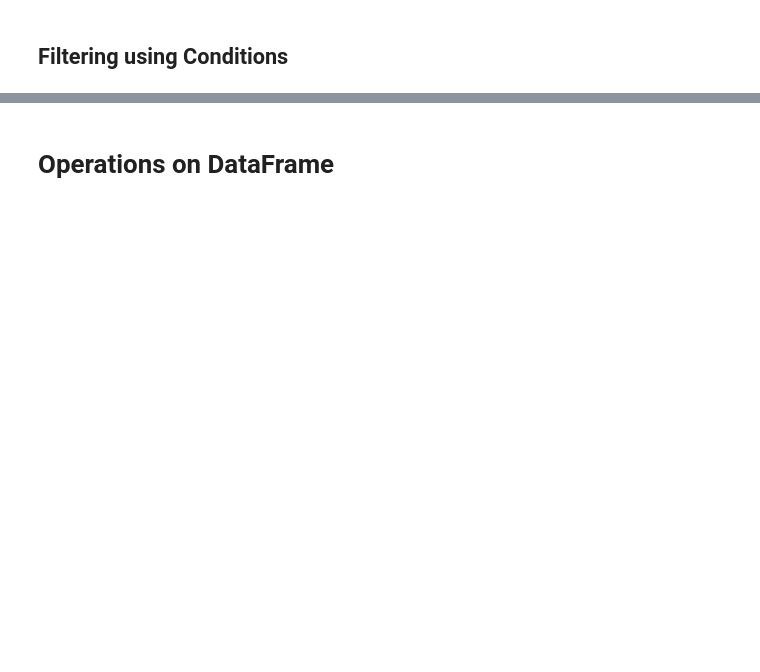
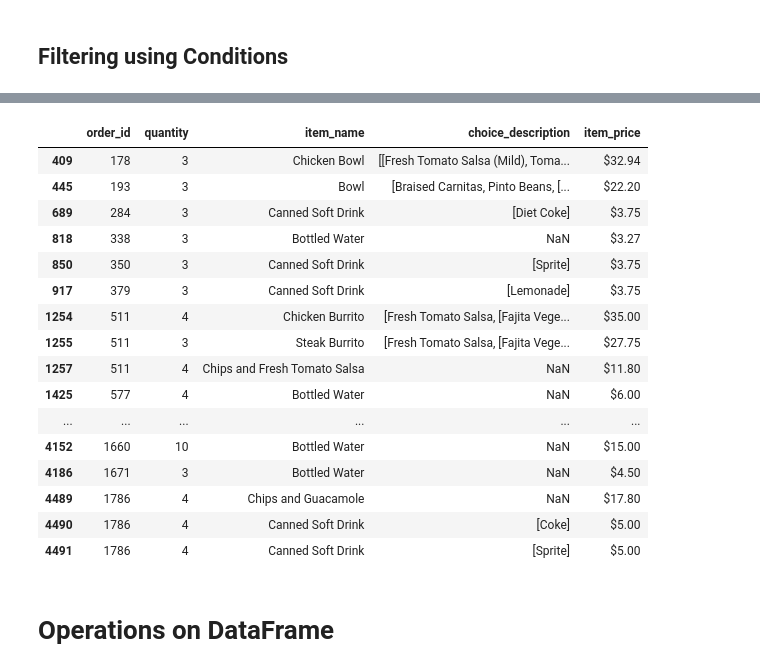
Before and after one commit to chetanadhikary/pythonTutorial, a Jupyter notebook: 7_webApps/python_for_ml_notebooks/pandas_tutorial.ipynb, the cells around one changed output, grey strips where cells are left out. Drawn from its saved outputs; the diff is of its cells as text; code cells hidden in the pictures; blank space fills up the shorter version.

```diff
--- a/7_webApps/python_for_ml_notebooks/pandas_tutorial.ipynb
+++ b/7_webApps/python_for_ml_notebooks/pandas_tutorial.ipynb
@@ -46,2 +68,2 @@ import pandas as pd
 # %%
-df_chipo = pd.read_csv('chipotle.tsv',sep = '\t')
+df_chipo = pd.read_csv('./datasets/chipotle.tsv',sep = '\t')
@@ -54,0 +137,2 @@ df_chipo = pd.read_csv('chipotle.tsv',sep = '\t')
+# %%
+df_chipo_mod = df_chipo.set_index("order_id")
@@ -57,3 +199,23 @@ df_chipo = pd.read_csv('chipotle.tsv',sep = '\t')
+# %%
+df_chipo[df_chipo["quantity"]>2]
+# %% [output]
+|  | order_id | quantity | item_name | choice_description | item_price |
+| 409 | 178 | 3 | Chicken Bowl | [[Fresh Tomato Salsa (Mild), Toma... | $32.94 |
+| 445 | 193 | 3 | Bowl | [Braised Carnitas, Pinto Beans, [... | $22.20 |
+| 689 | 284 | 3 | Canned Soft Drink | [Diet Coke] | $3.75 |
+| 818 | 338 | 3 | Bottled Water | NaN | $3.27 |
+| 850 | 350 | 3 | Canned Soft Drink | [Sprite] | $3.75 |
+| 917 | 379 | 3 | Canned Soft Drink | [Lemonade] | $3.75 |
+| 1254 | 511 | 4 | Chicken Burrito | [Fresh Tomato Salsa, [Fajita Vege... | $35.00 |
+| 1255 | 511 | 3 | Steak Burrito | [Fresh Tomato Salsa, [Fajita Vege... | $27.75 |
+| 1257 | 511 | 4 | Chips and Fresh Tomato Salsa | NaN | $11.80 |
+| 1425 | 577 | 4 | Bottled Water | NaN | $6.00 |
+| ... | ... | ... | ... | ... | ... |
+| 4152 | 1660 | 10 | Bottled Water | NaN | $15.00 |
+| 4186 | 1671 | 3 | Bottled Water | NaN | $4.50 |
+| 4489 | 1786 | 4 | Chips and Guacamole | NaN | $17.80 |
+| 4490 | 1786 | 4 | Canned Soft Drink | [Coke] | $5.00 |
+| 4491 | 1786 | 4 | Canned Soft Drink | [Sprite] | $5.00 |
 # %%
 df[df['quantity'] > 2].head(10)
 # %%
```
Also changed, not shown: parts of 20 cells of this notebook, 17 other files.
